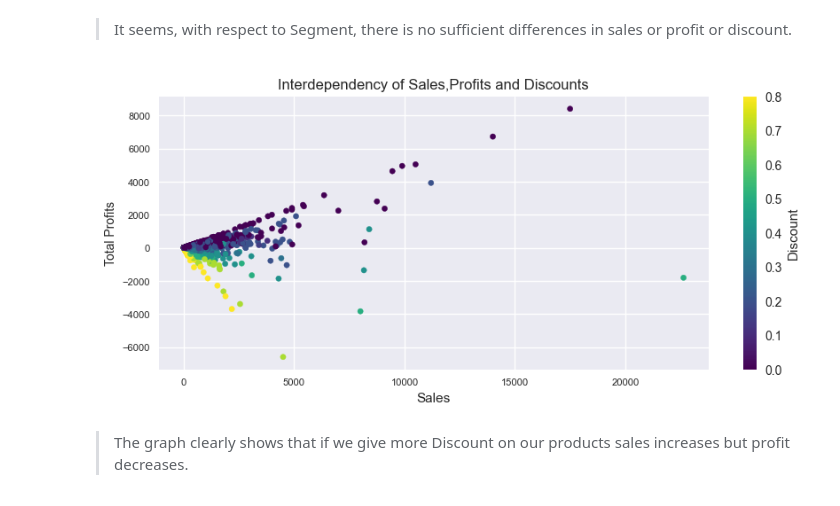
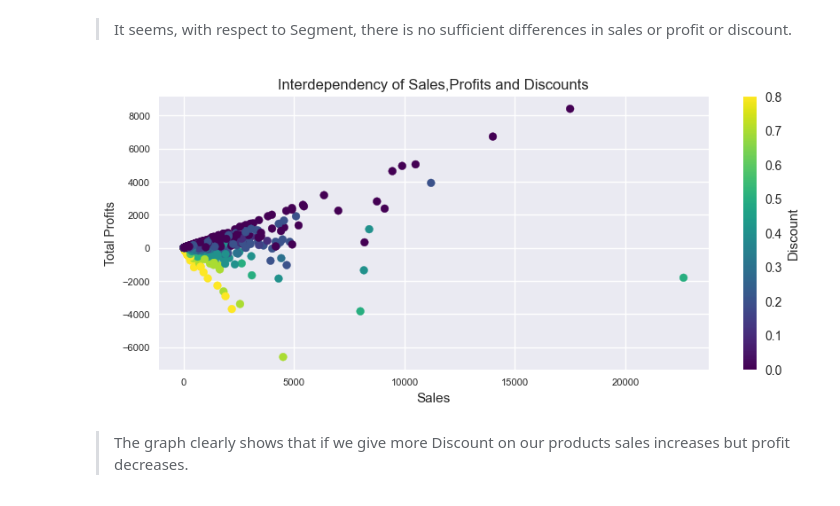
Before and after one commit to PranshuSingh256/Sparks-Foundation-Tasks, a Jupyter notebook: T3 Retail.ipynb, the cells around one changed output. Saved outputs shown, nothing was run; the diff lists cells and outputs as text; code cells hidden in the pictures.

```diff
--- a/T3 Retail.ipynb
+++ b/T3 Retail.ipynb
@@ -355,14 +356,13 @@ Text(0.5, 1.0, 'Segment wise analysis of Sale, Discount, profit')
 # %% [markdown]
 > It seems, with respect to Segment, there is no sufficient differences in sales or profit or discount.
 # %%
-#Checking the interdependency of Sales,Profits and Discounts
 plt.style.use('seaborn')
-store_data.plot(kind = "scatter",figsize = (10,4), x = "Sales", y= "Profit", c = "Discount", s = 20,fontsize = 8, colormap = "viridis")
+store_data.plot(kind = "scatter",figsize = (10,4), x = "Sales", y= "Profit", c = "Discount", s = 40,fontsize = 8, colormap = "viridis")
 plt.ylabel('Total Profits',fontsize = 10)
 plt.title("Interdependency of Sales,Profits and Discounts",fontsize = 12)
 plt.show()
 # %% [output]
-[figure, old version]
+[figure, new version]
 # %% [markdown]
 > The graph clearly shows that if we give more Discount on our products sales increases but profit decreases.
 # %%
```
Also changed, not shown: parts of 18 cells of this notebook, 1 other file.
